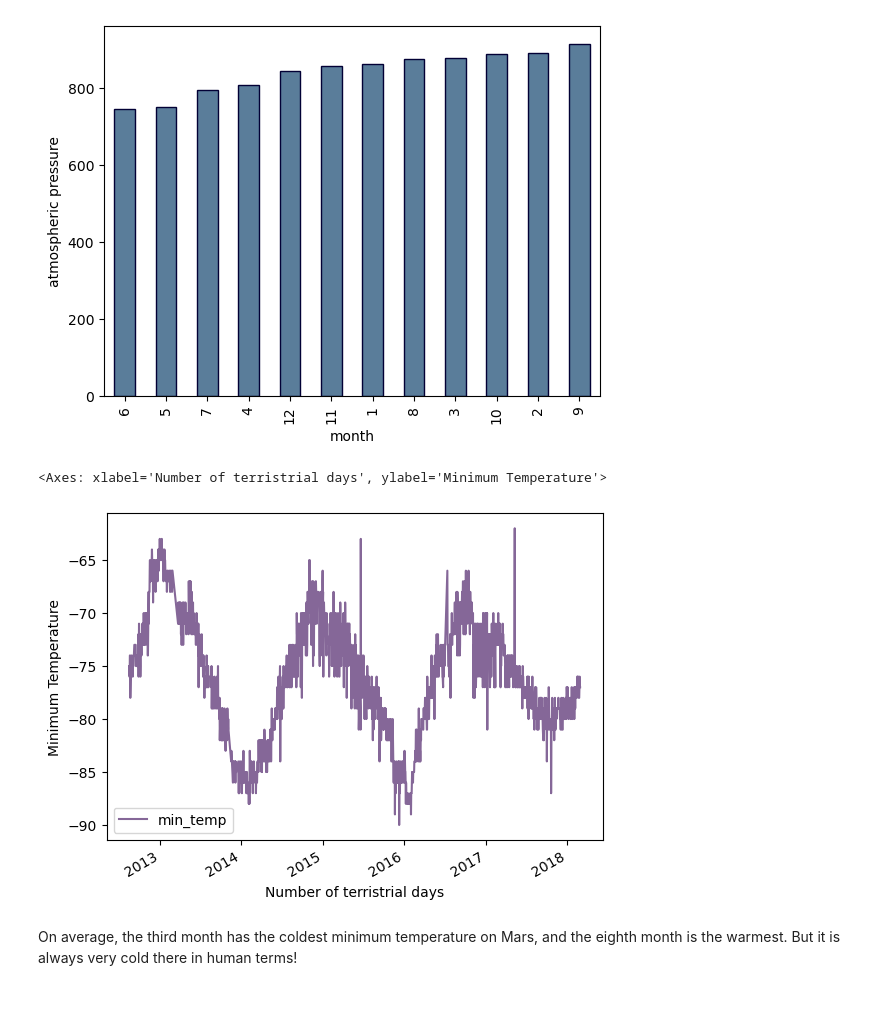
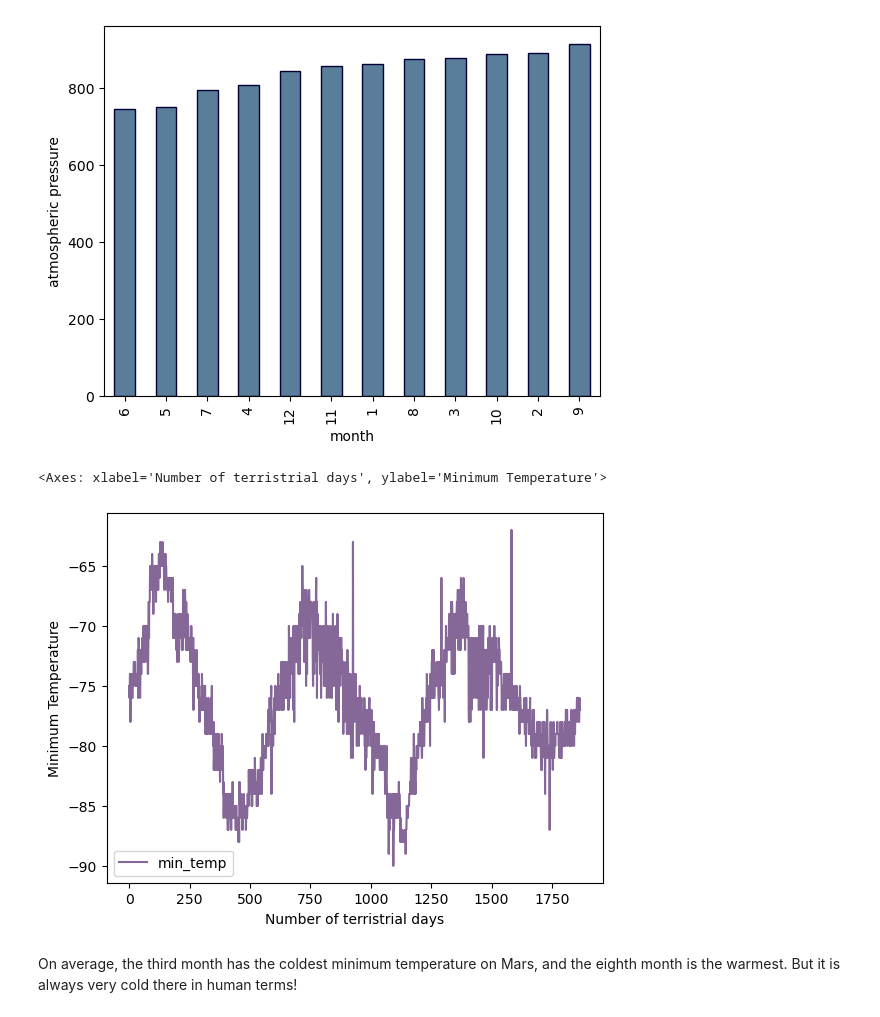
Before and after one commit to alebridegroom/data-collection, a Jupyter notebook: part_2_mars_weather.ipynb, the cells around one changed output. Saved outputs shown, nothing was run; the diff lists cells and outputs as text; code cells hidden in the pictures.

Commit message:
correct graph

```diff
--- a/part_2_mars_weather.ipynb
+++ b/part_2_mars_weather.ipynb
@@ -246,11 +246,11 @@ avg_pressure.plot(kind="bar" ,color ='#5a7d9a', edgecolor ='#020035',
 [figure]
 # %%
 # 5. How many terrestrial (earth) days are there in a Martian year?
-all_mars_df.plot(kind = 'line', x = 'terrestrial_date', y = 'min_temp',
+all_mars_df.plot(kind = 'line',  y = 'min_temp',
                  ylabel = 'Minimum Temperature', xlabel = 'Number of terristrial days', color = '#856798')
 # %% [output]
 <Axes: xlabel='Number of terristrial days', ylabel='Minimum Temperature'>
-[figure, old version]
+[figure, new version]
 # %% [markdown]
 On average, the third month has the coldest minimum temperature on Mars, and the eighth month is the warmest. But it is always very cold there in human terms!
 # %% [markdown]
```
Also changed, not shown: parts of 2 cells of this notebook.
